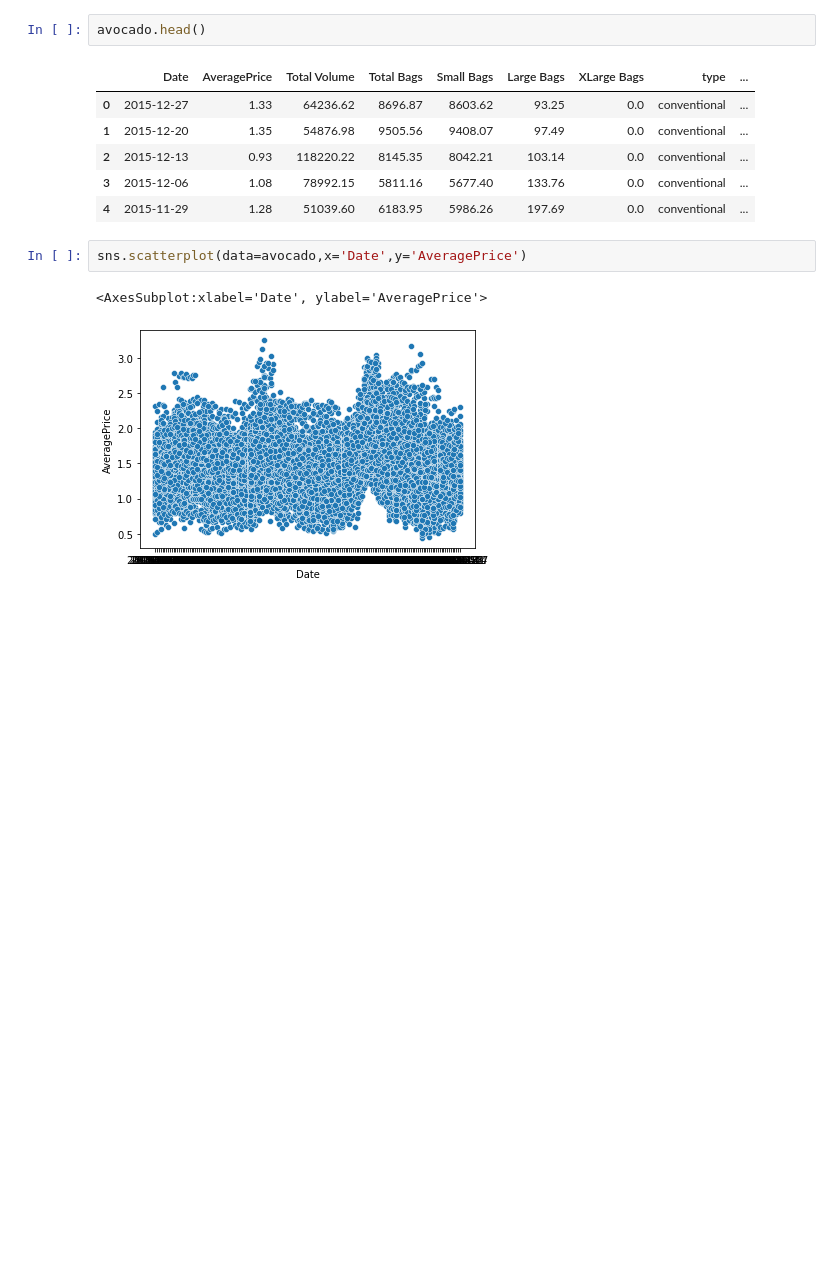
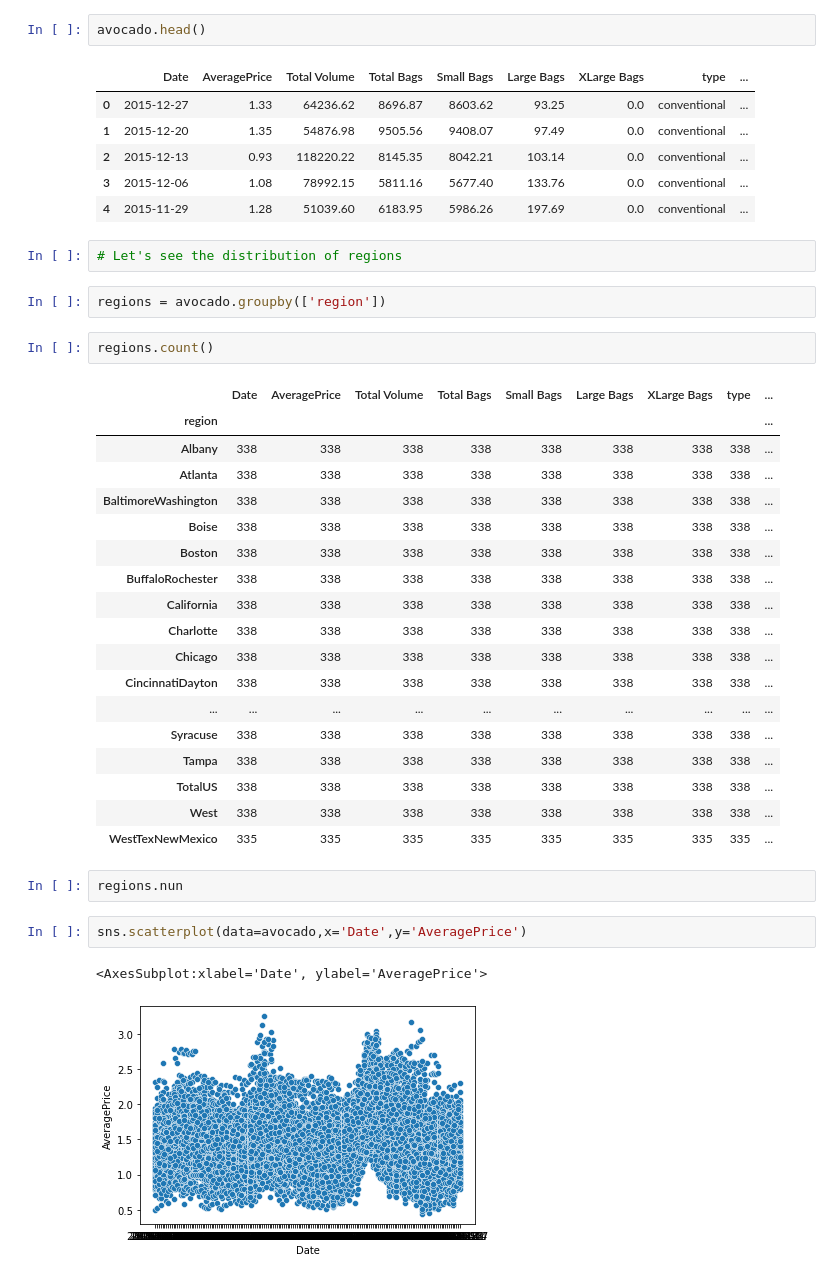
Before and after one commit to maxmatkovski/Linear, a Jupyter notebook: Avocado-Linear-Regression.ipynb, the cells around one changed output. Drawn from its saved outputs; the diff is of its cells as text; blank space fills up the shorter version.

```diff
--- a/Avocado-Linear-Regression.ipynb
+++ b/Avocado-Linear-Regression.ipynb
@@ -65,6 +67,33 @@ avocado.head()
 | 2 | 2015-12-13 | 0.93 | 118220.22 | 8145.35 | 8042.21 | 103.14 | 0.0 | conventional | ... |
 | 3 | 2015-12-06 | 1.08 | 78992.15 | 5811.16 | 5677.40 | 133.76 | 0.0 | conventional | ... |
 | 4 | 2015-11-29 | 1.28 | 51039.60 | 6183.95 | 5986.26 | 197.69 | 0.0 | conventional | ... |
+# %%
+# Let's see the distribution of regions
+# %%
+regions = avocado.groupby(['region'])
+# %%
+regions.count()
+# %% [output]
+|  | Date | AveragePrice | Total Volume | Total Bags | Small Bags | Large Bags | XLarge Bags | type | ... |
+| region |  |  |  |  |  |  |  |  | ... |
+| Albany | 338 | 338 | 338 | 338 | 338 | 338 | 338 | 338 | ... |
+| Atlanta | 338 | 338 | 338 | 338 | 338 | 338 | 338 | 338 | ... |
+| BaltimoreWashington | 338 | 338 | 338 | 338 | 338 | 338 | 338 | 338 | ... |
+| Boise | 338 | 338 | 338 | 338 | 338 | 338 | 338 | 338 | ... |
+| Boston | 338 | 338 | 338 | 338 | 338 | 338 | 338 | 338 | ... |
+| BuffaloRochester | 338 | 338 | 338 | 338 | 338 | 338 | 338 | 338 | ... |
+| California | 338 | 338 | 338 | 338 | 338 | 338 | 338 | 338 | ... |
+| Charlotte | 338 | 338 | 338 | 338 | 338 | 338 | 338 | 338 | ... |
+| Chicago | 338 | 338 | 338 | 338 | 338 | 338 | 338 | 338 | ... |
+| CincinnatiDayton | 338 | 338 | 338 | 338 | 338 | 338 | 338 | 338 | ... |
+| ... | ... | ... | ... | ... | ... | ... | ... | ... | ... |
+| Syracuse | 338 | 338 | 338 | 338 | 338 | 338 | 338 | 338 | ... |
+| Tampa | 338 | 338 | 338 | 338 | 338 | 338 | 338 | 338 | ... |
+| TotalUS | 338 | 338 | 338 | 338 | 338 | 338 | 338 | 338 | ... |
+| West | 338 | 338 | 338 | 338 | 338 | 338 | 338 | 338 | ... |
+| WestTexNewMexico | 335 | 335 | 335 | 335 | 335 | 335 | 335 | 335 | ... |
+# %%
+regions.nun
 # %%
 sns.scatterplot(data=avocado,x='Date',y='AveragePrice')
 # %% [output]
```
Also changed, not shown: parts of 5 cells of this notebook.
